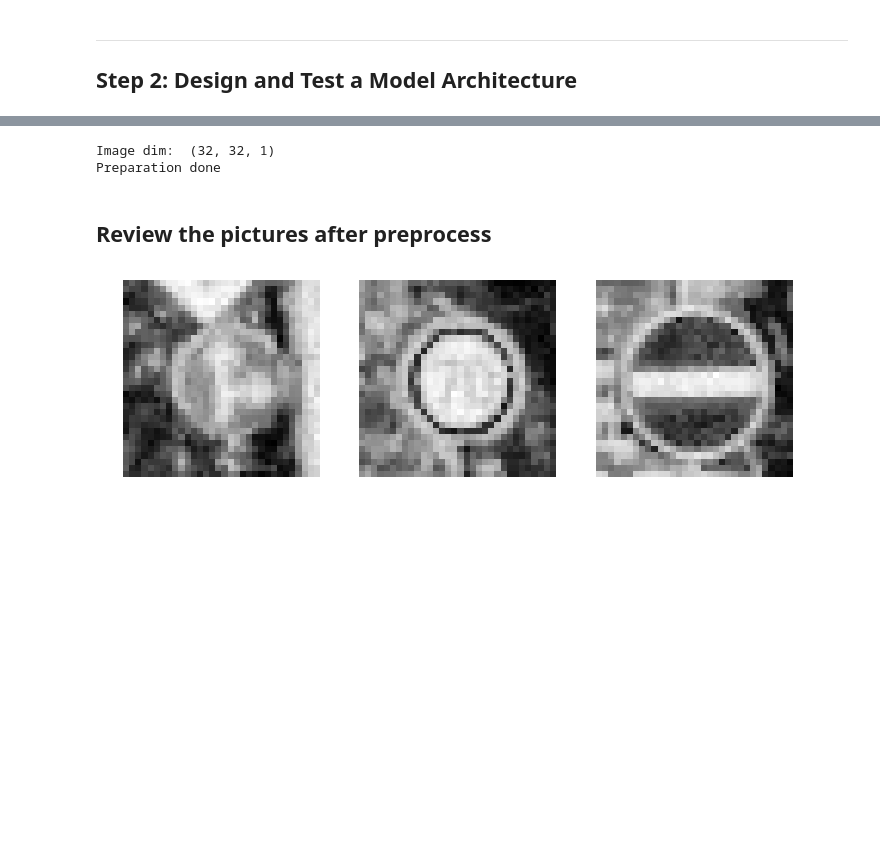
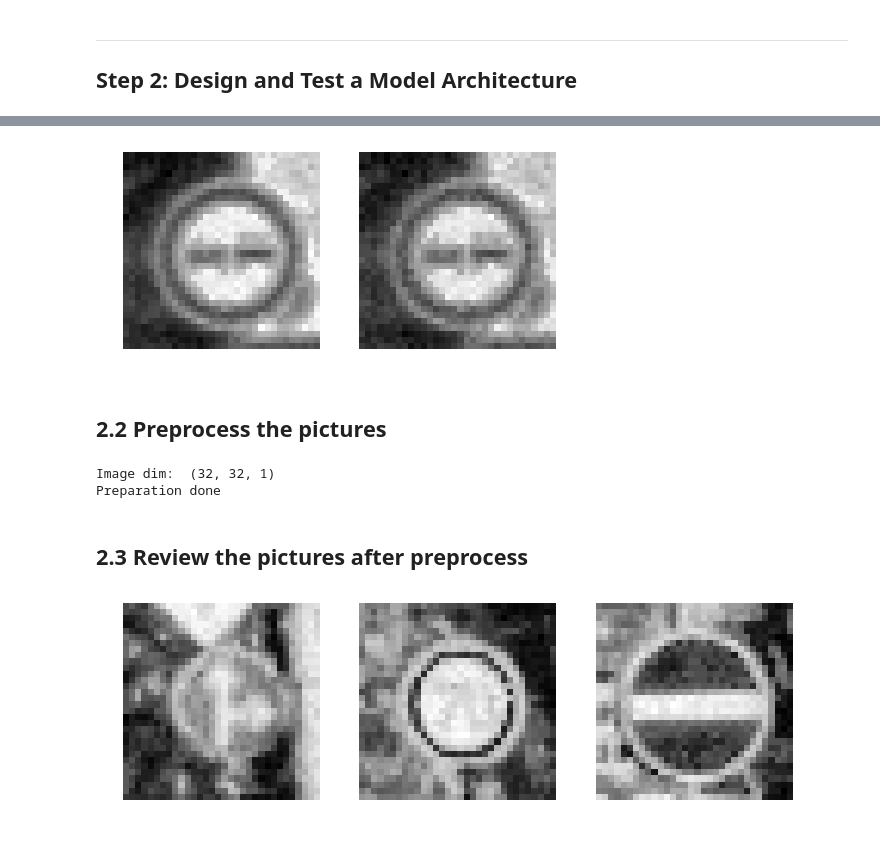
Before and after one commit to khjtony/Carnd-term1-p2, a Jupyter notebook: Traffic_Sign_Classifier.ipynb, the cells around one changed output, grey strips where cells are left out. Cells and saved outputs as stored; diff of their text form; code cells hidden in the pictures; blank space fills up the shorter version.

```diff
--- a/Traffic_Sign_Classifier.ipynb
+++ b/Traffic_Sign_Classifier.ipynb
@@ -140,25 +139,29 @@ plt.show()
 # %%
 ### Adding noise
 def noisy(image):
     shape = image.shape
     mean = 0
     var = 0.001
     sigma = var**0.5
     gauss = np.random.normal(mean,sigma,shape)
     gauss = gauss.reshape(shape)
     noisy = image + gauss
     return noisy
 plt.figure(figsize=(12, 8))
 
 plt.subplot(1, 3, 1)
-plt.imshow(image)
+plt.imshow(image,cmap='gray')
 plt.axis('off')
 
 image = noisy(image)
 plt.subplot(1, 3, 2)
 plt.imshow(image.squeeze(),cmap='gray')
 plt.axis('off')
 plt.show()
+# %% [output]
+[figure, added]
+# %% [markdown]
+## 2.2 Preprocess the pictures
 # %%
 def noisy(image):
     shape = image.shape
@@ -190,7 +193,7 @@ print("Preparation done")
 Image dim:  (32, 32, 1)
 Preparation done
 # %% [markdown]
-## Review the pictures after preprocess
+## 2.3 Review the pictures after preprocess
 # %%
 plt.figure(figsize=(12, 8))
 
```
Also changed, not shown: parts of 21 cells of this notebook, 6 other files.
